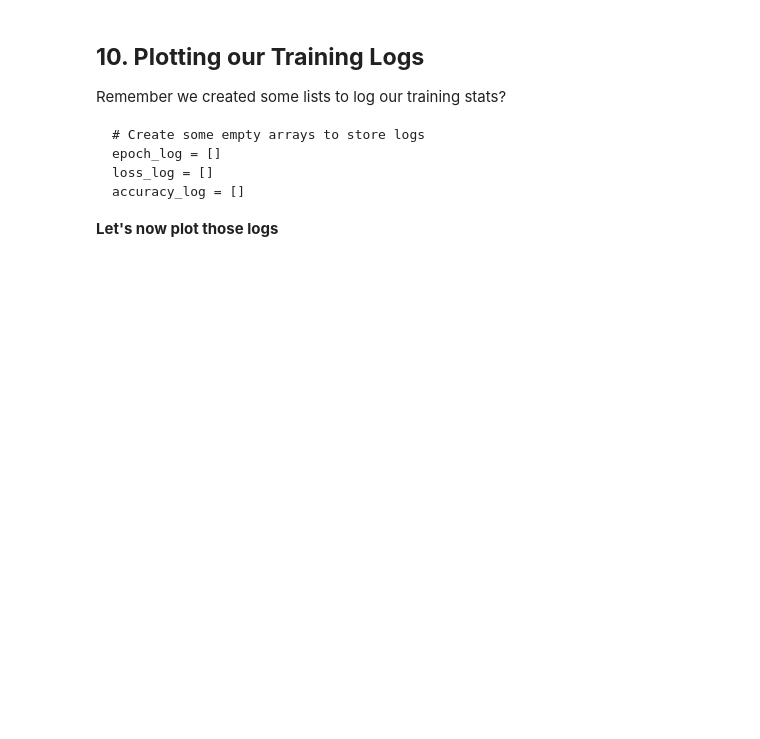
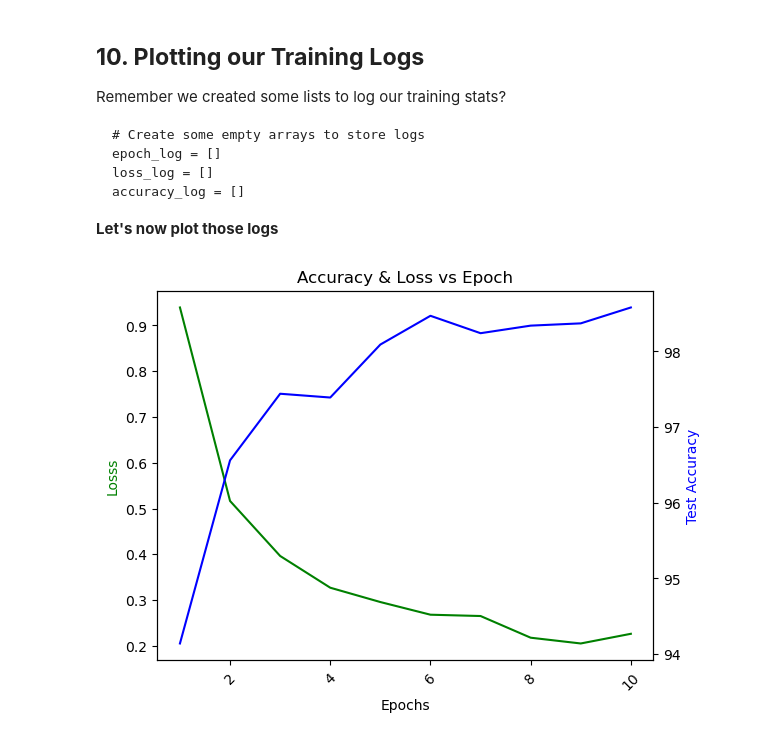
Before and after one commit to Feanor1021/MEDICAL-FILE-HANDLING-PYDICOM-NIBABEL-, a Jupyter notebook: Pytorch/1. PyTorch CNN Tutorial MNIST1.ipynb, the cells around one changed output. Drawn from its saved outputs; the diff is of its cells as text; code cells hidden in the pictures; blank space fills up the shorter version.

````diff
--- a/Pytorch/1. PyTorch CNN Tutorial MNIST1.ipynb
+++ b/Pytorch/1. PyTorch CNN Tutorial MNIST1.ipynb
@@ -330,5 +343,16 @@ Net(
 We need to define what type of loss we'll be using and what method will be using to update the gradients.
 1. We use Cross Entropy Loss as it is a multi-class problem
 2. We use Stochastic Gradient Descent (SGD) - we also specify a learn rate (LR) of 0.001 and momentum 0.9
+# %%
+# We import our optimizer function
+import torch.optim as optim
+
+# We use cross entropy loss as our loss function
+criterion = nn.CrossEntropyLoss()
+
+# Four gradient descent algorithim or Optimizer
+# We use Stochastic Gradienct Descent ( SGD) with a learning rate of 0.001
+# We set the momentum to be 0.9
+optimizer = optim.SGD(net.parameters(), lr = 0.001, momentum = 0.9)
 # %% [markdown]
 ### **8. Training Our Model**
@@ -363,3 +540,25 @@ accuracy_log = []
 ```
 
 **Let's now plot those logs**
+# %%
+# To create a plot with secondary y-axis we need to create a subplot
+fig, ax1 = plt.subplots()
+
+# Set title and x-axis label rotation
+plt.title("Accuracy & Loss vs Epoch")
+plt.xticks(rotation = 45)
+
+# We use twinx to create a plot a secondary y axis
+ax2 = ax1.twinx()
+
+# Create plot for loss_log and accuracy_log
+ax1.plot(epoch_log, loss_log, "g-")
+ax2.plot(epoch_log, accuracy_log, "b-")
+
+# Set Labels
+ax1.set_xlabel("Epochs")
+ax1.set_ylabel("Losss", color = "g")
+ax2.set_ylabel("Test Accuracy", color = "b")
+plt.show()
+# %% [output]
+[figure, added]
````
Also changed, not shown: parts of 14 cells of this notebook.
